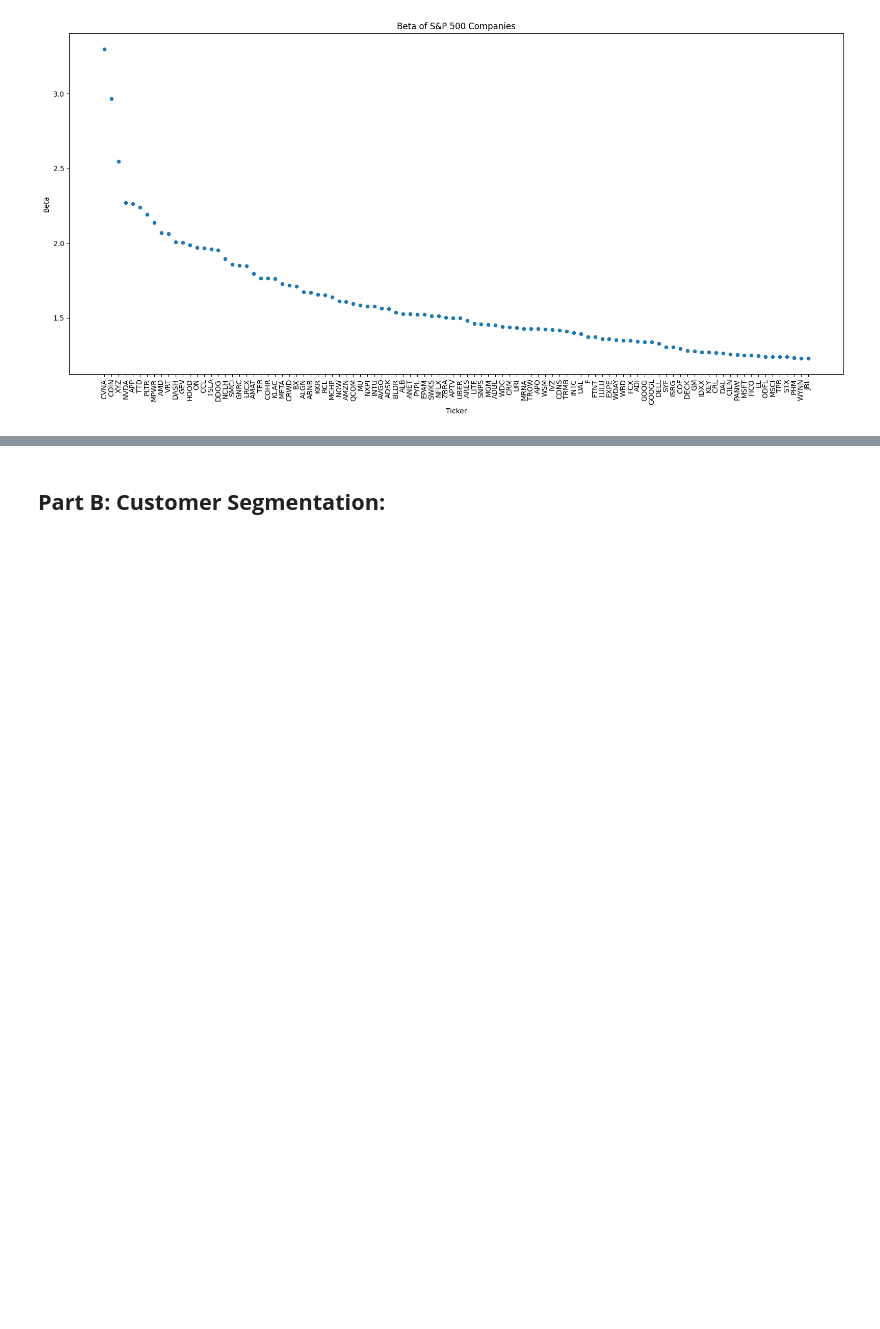
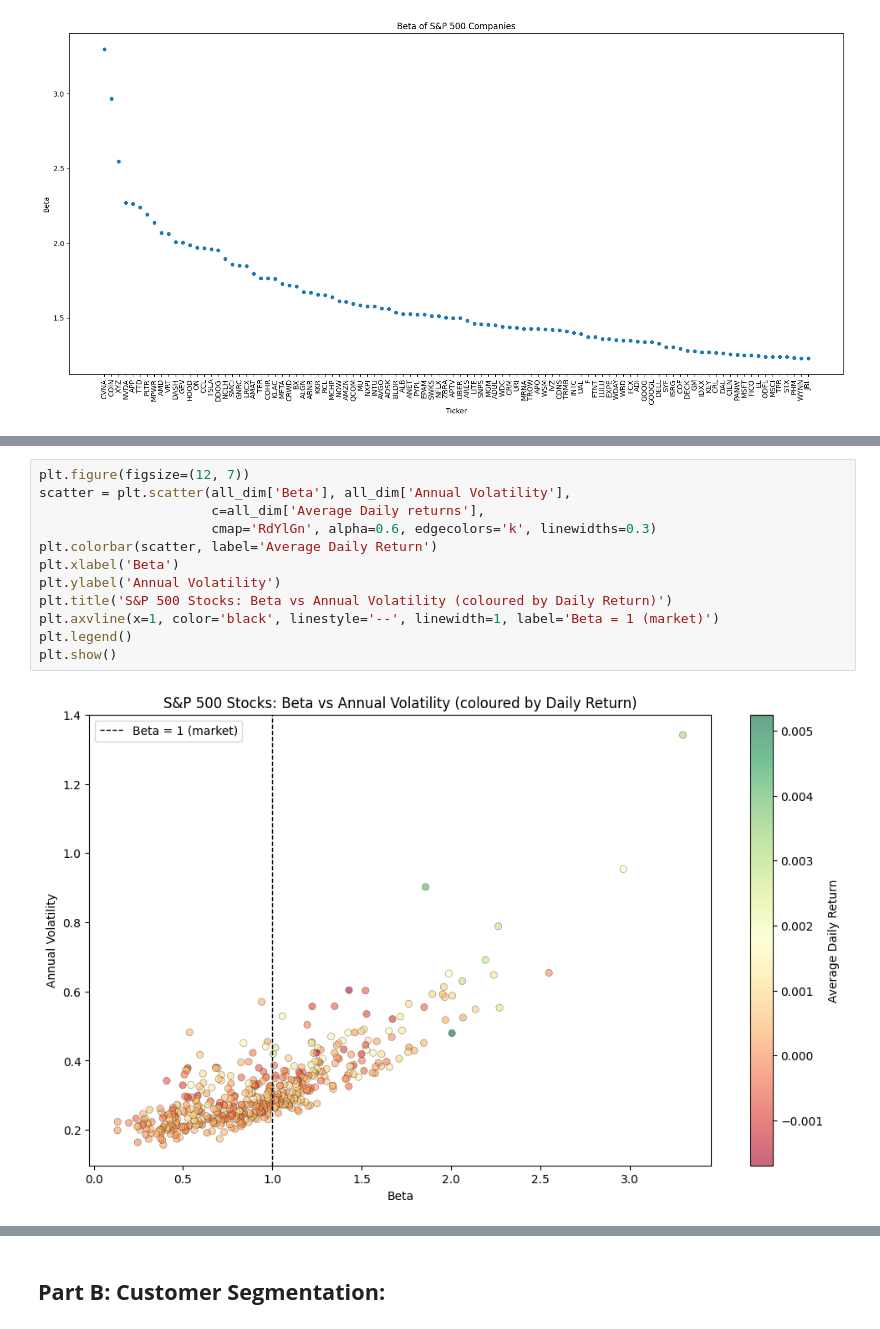
Before and after one commit to abdullaawad/Data-Warehousing-Coursework, a Jupyter notebook: DWCoursework.ipynb, the cells around one changed output, grey strips where cells are left out. Drawn from its saved outputs; the diff is of its cells as text; blank space fills up the shorter version.

```diff
--- a/DWCoursework.ipynb
+++ b/DWCoursework.ipynb
@@ -434,0 +427,14 @@ plt.show()
+# %%
+plt.figure(figsize=(12, 7))
+scatter = plt.scatter(all_dim['Beta'], all_dim['Annual Volatility'],
+                      c=all_dim['Average Daily returns'],
+                      cmap='RdYlGn', alpha=0.6, edgecolors='k', linewidths=0.3)
+plt.colorbar(scatter, label='Average Daily Return')
+plt.xlabel('Beta')
+plt.ylabel('Annual Volatility')
+plt.title('S&P 500 Stocks: Beta vs Annual Volatility (coloured by Daily Return)')
+plt.axvline(x=1, color='black', linestyle='--', linewidth=1, label='Beta = 1 (market)')
+plt.legend()
+plt.show()
+# %% [output]
+[figure, added]
```
Also changed, not shown: parts of 24 cells of this notebook.
